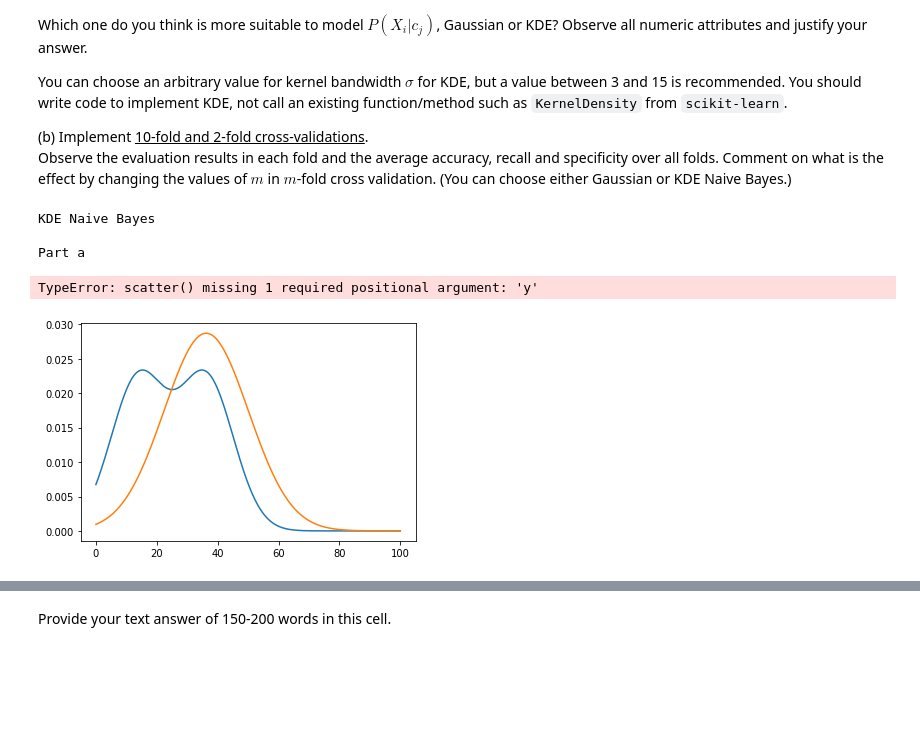
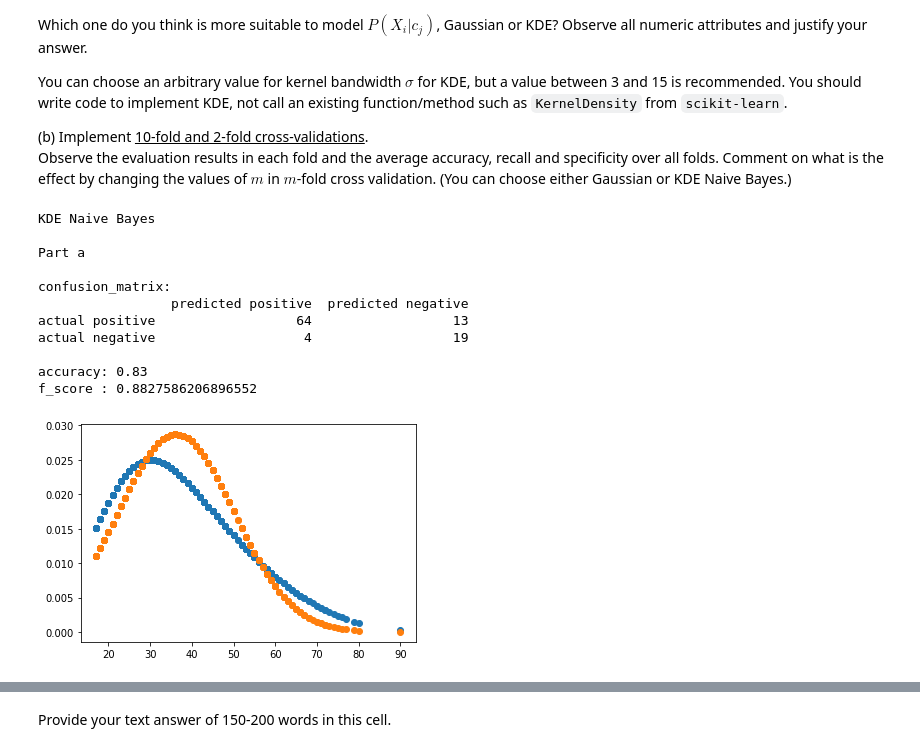
Before and after one commit to joshcarp/ml-assignment-1, a Jupyter notebook: COMP3027ASS1_template.ipynb, the cells around one changed output, grey strips where cells are left out. Saved outputs shown, nothing was run; the diff lists cells and outputs as text; code cells hidden in the pictures; blank space fills up the shorter version.

```diff
--- a/COMP3027ASS1_template.ipynb
+++ b/COMP3027ASS1_template.ipynb
@@ -151,6 +152,9 @@ class Model:
     priors: {str: int} = {}
     conditionals_probs: {str: {}} = {}
     gaussian_params: {str: {str: (float, float)}} = {}
+    x_train: pd.DataFrame = None
+    y_train: pd.DataFrame = None
+
 
     def prior_probability(self, class_name: str) -> float:
         """
@@ -190,8 +194,7 @@ class Model:
             return method(x=x,
                           stdev=std,
                           mean=ave,
-                          samples=self.gaussian_params[column_name][
-                              class_name])
+                          samples=model.x_train[column_name][model.y_train == class_name])
         # if x is not in the conditional probabilities then return an incremental probability
         # this is equivalent to if the value was seen once in the training data set
         if x not in self.conditionals_probs[column_name][class_name].keys():
@@ -211,6 +214,8 @@ def train(x_train: pd.DataFrame, y_train: pd.Series) -> Model:
     """
     model = Model()
     model.priors = y_train.value_counts().to_dict()
+    model.x_train = x_train
+    model.y_train = y_train
 
     for column_name in x_train:
         # if the first instance of the column/attribute is numeric we will
@@ -464,43 +469,50 @@ def kde(chosen_stdev, **kwargs: float) -> float:
             x: The current numeric data point
             samples: A list of all the samples in the correct class
     :return: A float of the calculated probability.
     """
     x = kwargs.get("x")
     samples = kwargs.get("samples")
     s = 0
     for xi in samples:
         s += gaussian(x=x - xi, stdev=chosen_stdev, mean=0)
     return (1 / len(samples)) * s
 
 
 results_kde = predict(x_test, model, partial(kde, 9))
 # Second, print the full evaluation results from the evaluate() function
 predicted_kde = [result[0] for result in results_kde]
 confusion_m_kde, accuracy_kde, f1_kde = evaluate(y_test.values, predicted_kde,
                                                  positive=positive_label,
                                                  negative=negative_label)
-xs = [x / 100 for x in range(0, 10000)]
 y_gauss = []
 y_kde = []
-samples = model.gaussian_params["age"][positive_label]
+samples = model.x_train["age"][model.y_train == positive_label]
 ave, std = model.gaussian_params["age"][positive_label]
-for x in xs:
-    y_kde.append(kde(9, x=x, samples=samples, mean=ave, stdev=std))
-    y_gauss.append(gaussian(x=x, samples=samples, mean=ave, stdev=std))
+for x in samples.tolist():
+    y_kde.append(kde(9, x=x, samples=samples.tolist(), mean=ave, stdev=std))
+    y_gauss.append(gaussian(x=x, samples=samples.tolist(), mean=ave, stdev=std))
 
-plt.plot(xs, y_kde)
-plt.plot(xs, y_gauss)
-plt.scatter(samples)
+plt.scatter(samples.tolist(), y_kde)
+plt.scatter(samples.tolist(), y_gauss)
+
+
 
 print(f"confusion_matrix:\n{confusion_m_kde}\n")
 print(f"accuracy: {accuracy_kde}")
 print(f"f_score : {f1_kde}\n")
 # %% [output]
 KDE Naive Bayes
 
 Part a
+
+confusion_matrix:
+                 predicted positive  predicted negative
+actual positive                  64                  13
+actual negative                   4                  19
+
+accuracy: 0.83
+f_score : 0.8827586206896552
-TypeError: scatter() missing 1 required positional argument: 'y'
-[figure, old version]
+[figure, new version]
 # %%
 from sklearn.model_selection import KFold
 
```
Also changed, not shown: parts of 2 cells of this notebook.
